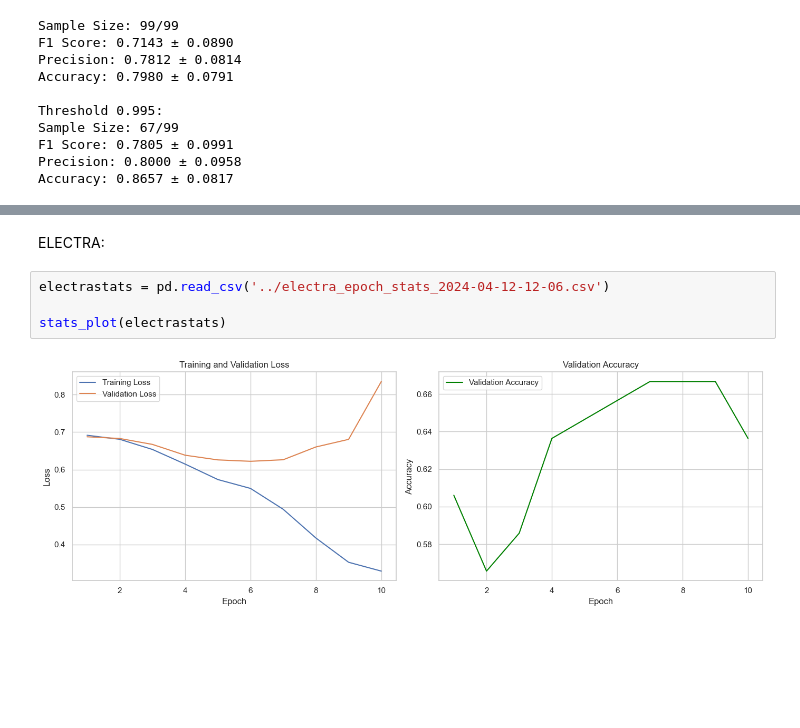
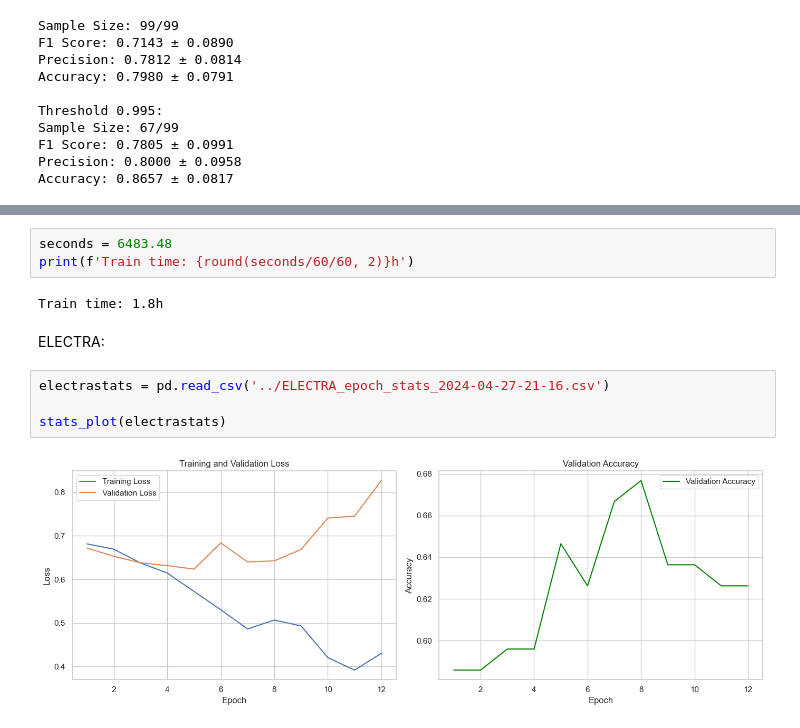
Before and after one commit to goouthy/misinfo-eng-est, a Jupyter notebook: pipeline/classification/cls-comparison.ipynb, the cells around one changed output, grey strips where cells are left out. Cells and saved outputs as stored; diff of their text form; blank space fills up the shorter version.

```diff
--- a/pipeline/classification/cls-comparison.ipynb
+++ b/pipeline/classification/cls-comparison.ipynb
@@ -41,8 +79,13 @@ BERT Base Multilingual CASED:
+# %%
+seconds = 6483.48
+print(f'Train time: {round(seconds/60/60, 2)}h')
+# %% [output]
+Train time: 1.8h
 # %% [markdown]
 ELECTRA:
 # %%
-electrastats = pd.read_csv('../electra_epoch_stats_2024-04-12-12-06.csv')
+electrastats = pd.read_csv('../ELECTRA_epoch_stats_2024-04-27-21-16.csv')
 
 stats_plot(electrastats)
 # %% [output]
-[figure, old version]
+[figure, new version]
```
Also changed, not shown: parts of 9 cells of this notebook.
